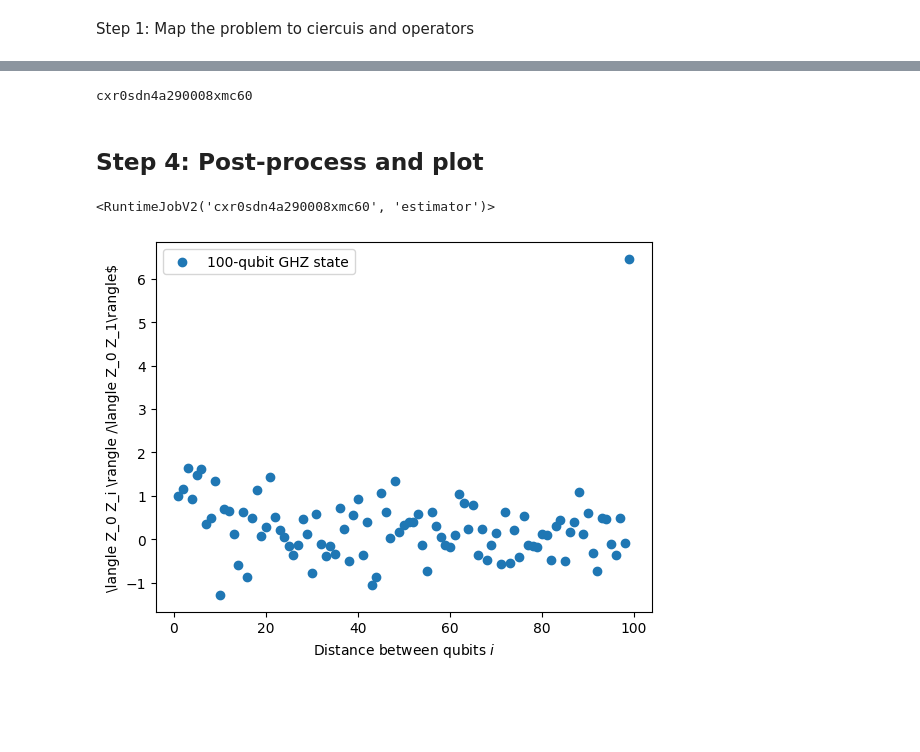
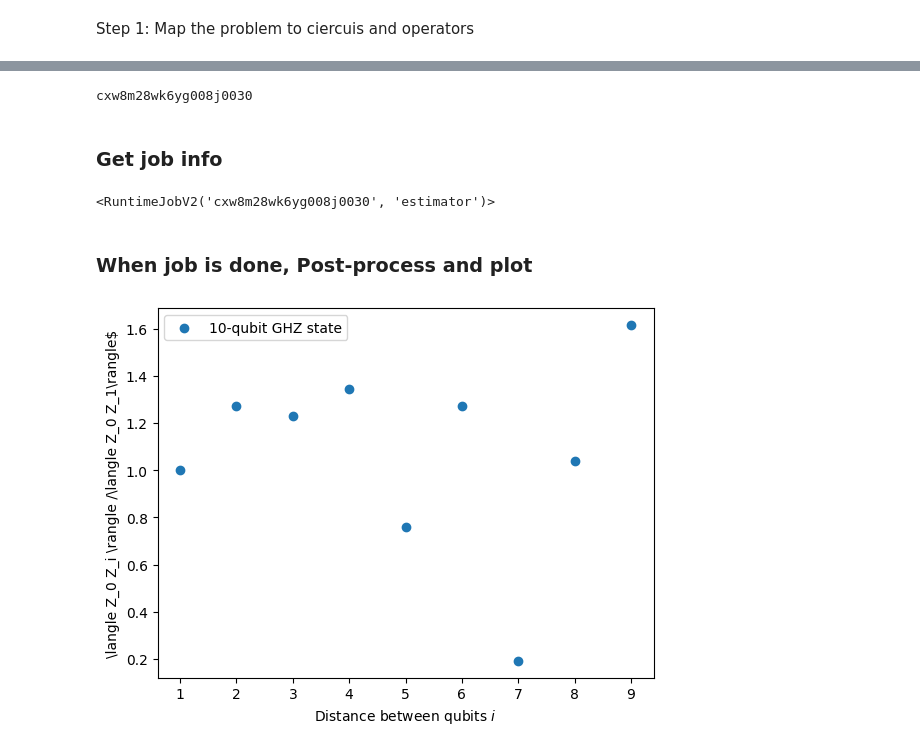
Before and after one commit to josephbedell/eigencode, a Jupyter notebook: hello-world-joe.ipynb, the cells around one changed output, grey strips where cells are left out. Cells and saved outputs as stored; diff of their text form; code cells hidden in the pictures; blank space fills up the shorter version.

```diff
--- a/hello-world-joe.ipynb
+++ b/hello-world-joe.ipynb
@@ -65,7 +65,7 @@ def get_qc_for_n_qubit_GHZ_stat(n):
         qc.cx(0,i)
     return qc
 
-n = 100
+n = 10
 qc = get_qc_for_n_qubit_GHZ_stat(n)
 qc.draw(output='mpl')
 # %% [output]
@@ -86,16 +88,20 @@ operators = [SparsePauliOp(operator_string) for operator_string in operator_stri
 # %%
 from qiskit_ibm_runtime import QiskitRuntimeService
 
-# token = '3d045d6e750eabdc49bcddfe7e18a6609496226ced5bc01c4e62a29d83f5716176838cb7608e7069a5c13268ac0d51d8025dca4bdc31dc073251cc8741c2d30d'
 token = '4c635c9b66b0ab2f37ce29d7bc33edc66f815847092ba236aa79748304b2cd4bbba6c35d8a4a6adc9b579b1990cfa8066f5220cbdc29044dc9bd59f1c1e1ea1b'
 instance = 'ibm-q/open/main'
 
+service = QiskitRuntimeService(
+        channel='ibm_quantum',
+        instance=instance,
+        token=token
+)
 # Save an IBM Cloud account.
 #QiskitRuntimeService.save_account(channel="ibm_cloud", token=token,
 #                                  instance=instance,
 #                                  overwrite=True)
 
 # Save your IBM Quantum API key
-QiskitRuntimeService.save_account(channel="ibm_quantum",
+service.save_account(channel="ibm_quantum",
                                   token=token,
                                   overwrite=True)
@@ -103,7 +111,14 @@ QiskitRuntimeService.save_account(channel="ibm_quantum",
 from qiskit_ibm_runtime import QiskitRuntimeService
 from qiskit.transpiler.preset_passmanagers import generate_preset_pass_manager
 
-service = QiskitRuntimeService()
+# token = '4c635c9b66b0ab2f37ce29d7bc33edc66f815847092ba236aa79748304b2cd4bbba6c35d8a4a6adc9b579b1990cfa8066f5220cbdc29044dc9bd59f1c1e1ea1b'
+# instance = 'ibm-q/open/main'
+
+# service = QiskitRuntimeService(
+#         channel='ibm_quantum',
+#         instance=instance,
+#         token=token
+# )
 
 backend_name = 'ibm_brisbane'
 backend = service.backend(backend_name)
@@ -129,31 +144,32 @@ job = estimator.run([(qc_transpiled, operators_transpiled_list)])
 job_id = job.job_id()
 print(job_id)
 # %% [output]
-cxr0sdn4a290008xmc60
+cxw8m28wk6yg008j0030
+# %% [markdown]
+### Get job info
+# %%
+#job_id='cxw8m28wk6yg008j0030'#'cxqr6rk4a290008xkq2g'# 'cxr0sdn4a290008xmc60'
+job = service.job(job_id)
+print(job)
+# %% [output]
+<RuntimeJobV2('cxw8m28wk6yg008j0030', 'estimator')>
 # %% [markdown]
-## Step 4: Post-process and plot
+### When job is done, Post-process and plot
-# %%
-#job_id='cxqr6rk4a290008xkq2g'# 'cxr0sdn4a290008xmc60'
-service = QiskitRuntimeService()
-job = service.job(job_id)
-print(job)
-# %% [output]
-<RuntimeJobV2('cxr0sdn4a290008xmc60', 'estimator')>
 # %%
 import matplotlib.pyplot as plt
 
 data = list(range(1, len(operators)+1))
 result = job.result()[0]
 values = result.data.evs
 values = [v / values [0] for v in values]
 
-plt.scatter(data, values, marker='o', label='100-qubit GHZ state')
+plt.scatter(data, values, marker='o', label='10-qubit GHZ state')
 plt.xlabel('Distance between qubits $i$')
 plt.ylabel(r'\langle Z_0 Z_i \rangle /\langle Z_0 Z_1\rangle$')
 plt. legend()
 plt.show()
 # %% [output]
-[figure, old version]
+[figure, new version]
 # %%
 job_result = job.result()
 
```
Also changed, not shown: parts of 10 cells of this notebook, 2 other files.
